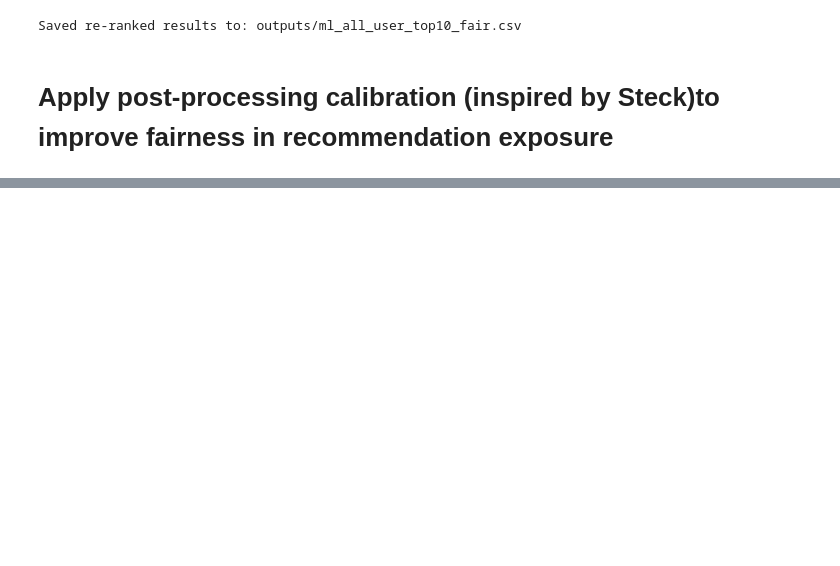
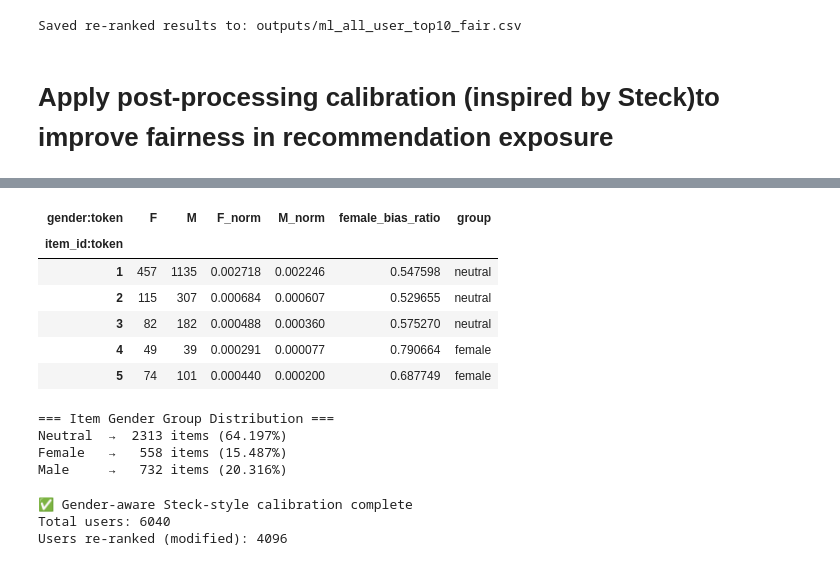
Before and after one commit to Jiaqing61/RScode, a Jupyter notebook: Post-processing/ml_rerank.ipynb, the cells around one changed output, grey strips where cells are left out. Drawn from its saved outputs; the diff is of its cells as text; code cells hidden in the pictures; blank space fills up the shorter version.

```diff
--- a/Post-processing/ml_rerank.ipynb
+++ b/Post-processing/ml_rerank.ipynb
@@ -126,3 +126,11 @@ print("Saved re-ranked results to: outputs/ml_all_user_top10_fair.csv")
 Saved re-ranked results to: outputs/ml_all_user_top10_fair.csv
 # %% [markdown]
 # Apply post-processing calibration (inspired by Steck)to improve fairness in recommendation exposure
+# %%
+# === Step 1: Load user and interaction data ===
+# User file should contain gender information
+user_df = pd.read_csv('../datasets/atomic_datasets/ml-1m/ml-1m.user', sep='\t')  # contains 'user_id:token', 'gender:token'
+inter_df = pd.read_csv('../datasets/split_datasets/ml-1m/ml-1m.train.inter', sep='\t')  # contains 'user_id:token', 'item_id:token'
+
+print(f"Loaded {len(inter_df)} training interactions.")
+print(f"Unique users: {inter_df['user_id:token'].nunique()}, Unique items: {inter_df['item_id:token'].nunique()}")
@@ -128,0 +140,7 @@ Saved re-ranked results to: outputs/ml_all_user_top10_fair.csv
+# %%
+# === Step 2: Merge user gender into interactions ===
+inter_df = inter_df[inter_df['label:float'] == 1.0]
+inter_df = inter_df.merge(user_df[['user_id:token', 'gender:token']], on='user_id:token', how='left')
+display(inter_df.head())
+print("\n✅ Gender successfully merged. Gender distribution:")
+print(inter_df['gender:token'].value_counts())
@@ -128,0 +159,4 @@ Saved re-ranked results to: outputs/ml_all_user_top10_fair.csv
+# %%
+# Step 4: Count number of positive interactions per item for each gender
+item_gender_count = inter_df.groupby(['item_id:token', 'gender:token']).size().unstack(fill_value=0)
+display(item_gender_count.head())
@@ -128,0 +171,12 @@ Saved re-ranked results to: outputs/ml_all_user_top10_fair.csv
+# %%
+# Step 5: Normalize female/male interactions by global group size
+global_female_total = inter_df[inter_df['gender:token'] == 'F'].shape[0]
+global_male_total = inter_df[inter_df['gender:token'] == 'M'].shape[0]
+
+# Normalize to relative exposure per gender group
+item_gender_count['F_norm'] = item_gender_count['F'] / global_female_total
+item_gender_count['M_norm'] = item_gender_count['M'] / global_male_total
+
+# Compute female_bias_ratio: how much female > male normalized preference
+item_gender_count['female_bias_ratio'] = item_gender_count['F_norm'] / (item_gender_count['F_norm'] + item_gender_count['M_norm'])
+display(item_gender_count.head())
@@ -128,0 +191,20 @@ Saved re-ranked results to: outputs/ml_all_user_top10_fair.csv
+# %%
+# Classification logic: now based on relative bias after normalization
+def classify_bias(ratio):
+    if ratio >= 0.68:
+        return 'female'
+    elif ratio <= 0.33:
+        return 'male'
+    else:
+        return 'neutral'
+
+item_gender_count['group'] = item_gender_count['female_bias_ratio'].apply(classify_bias)
+display(item_gender_count.head())
+# %% [output]
+| gender:token | F | M | F_norm | M_norm | female_bias_ratio | group |
+| item_id:token |  |  |  |  |  |  |
+| 1 | 457 | 1135 | 0.002718 | 0.002246 | 0.547598 | neutral |
+| 2 | 115 | 307 | 0.000684 | 0.000607 | 0.529655 | neutral |
+| 3 | 82 | 182 | 0.000488 | 0.000360 | 0.575270 | neutral |
+| 4 | 49 | 39 | 0.000291 | 0.000077 | 0.790664 | female |
+| 5 | 74 | 101 | 0.000440 | 0.000200 | 0.687749 | female |
@@ -128,0 +220,14 @@ Saved re-ranked results to: outputs/ml_all_user_top10_fair.csv
+# %%
+# === Step 2: Prepare item2group mapping ===
+item2group = item_gender_count['group'].to_dict()
+group_counts = Counter(item2group.values())
+total_items = sum(group_counts.values())
+print("=== Item Gender Group Distribution ===")
+for group, count in group_counts.items():
+    ratio = count / total_items
+    print(f"{group.capitalize():<8} → {count:>5} items ({ratio:.3%})")
+# %% [output]
+=== Item Gender Group Distribution ===
+Neutral  →  2313 items (64.197%)
+Female   →   558 items (15.487%)
+Male     →   732 items (20.316%)
@@ -128,0 +289,10 @@ Saved re-ranked results to: outputs/ml_all_user_top10_fair.csv
+# %%
+# === Step 5: Report summary ===
+fair_topk_df = pd.DataFrame(calibrated_result)
+print("\n✅ Gender-aware Steck-style calibration complete")
+print(f"Total users: {len(fair_topk_df)}")
+print(f"Users re-ranked (modified): {modified_users}")
+# %% [output]
+✅ Gender-aware Steck-style calibration complete
+Total users: 6040
+Users re-ranked (modified): 4096
```
Also changed, not shown: parts of 12 cells of this notebook, 51 other files.
